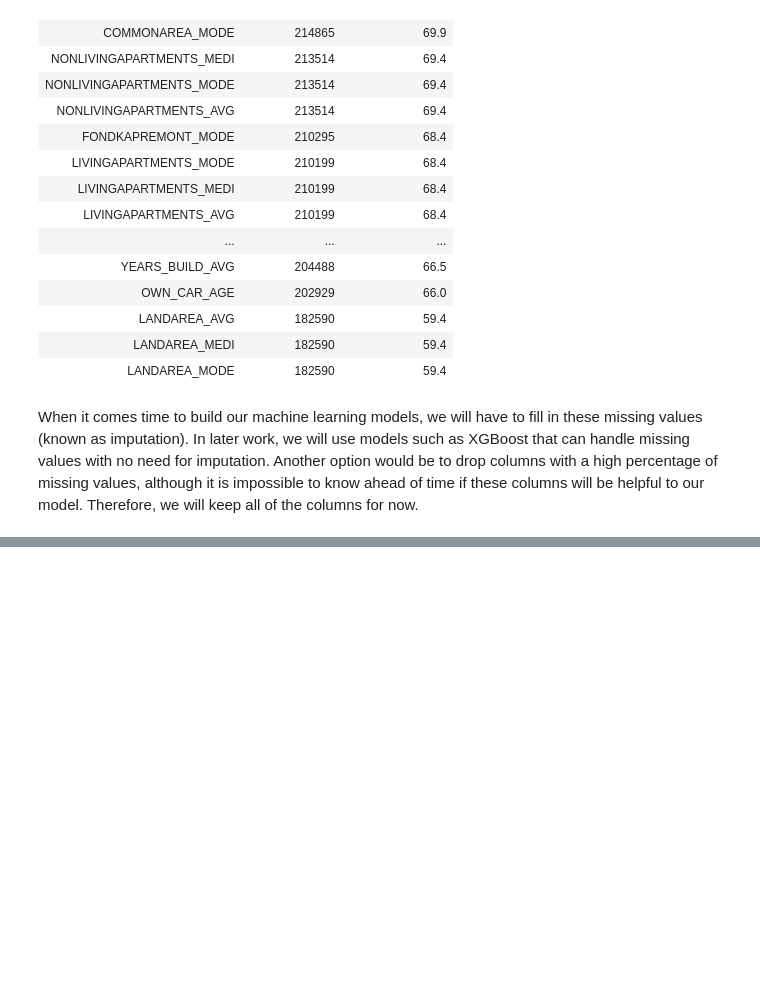
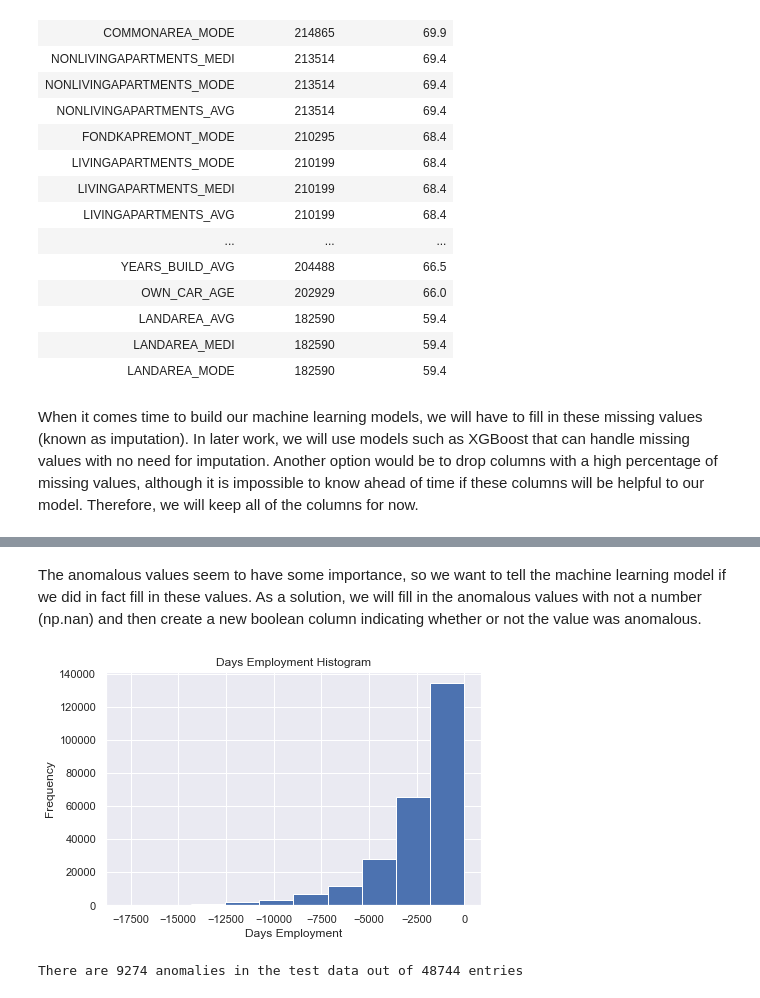
Before and after one commit to muhdlaziem/home-credit-risk, a Jupyter notebook: EDA Complete.ipynb, the cells around one changed output, grey strips where cells are left out. Cells and saved outputs as stored; diff of their text form; code cells hidden in the pictures; blank space fills up the shorter version.

```diff
--- a/EDA Complete.ipynb
+++ b/EDA Complete.ipynb
@@ -269,0 +247,20 @@ Clients with family size of 11 and 13 have 100% not repayment rate. Other famili
+# %% [markdown]
+The anomalous values seem to have some importance, so we want to tell the machine learning model if we did in fact fill in these values. As a solution, we will fill in the anomalous values with not a number (np.nan) and then create a new boolean column indicating whether or not the value was anomalous.
+# %%
+# Create an anomalous flag column
+app_train['DAYS_EMPLOYED_ANOM'] = app_train["DAYS_EMPLOYED"] == 365243
+
+# Replace the anomalous values with nan
+app_train['DAYS_EMPLOYED'].replace({365243: np.nan}, inplace = True)
+
+app_train['DAYS_EMPLOYED'].plot.hist(title = 'Days Employment Histogram');
+plt.xlabel('Days Employment');
+# %% [output]
+[figure, added]
+# %%
+app_test['DAYS_EMPLOYED_ANOM'] = app_test["DAYS_EMPLOYED"] == 365243
+app_test["DAYS_EMPLOYED"].replace({365243: np.nan}, inplace = True)
+
+print('There are %d anomalies in the test data out of %d entries' % (app_test["DAYS_EMPLOYED_ANOM"].sum(), len(app_test)))
+# %% [output]
+There are 9274 anomalies in the test data out of 48744 entries
```
Also changed, not shown: parts of 52 cells of this notebook.
